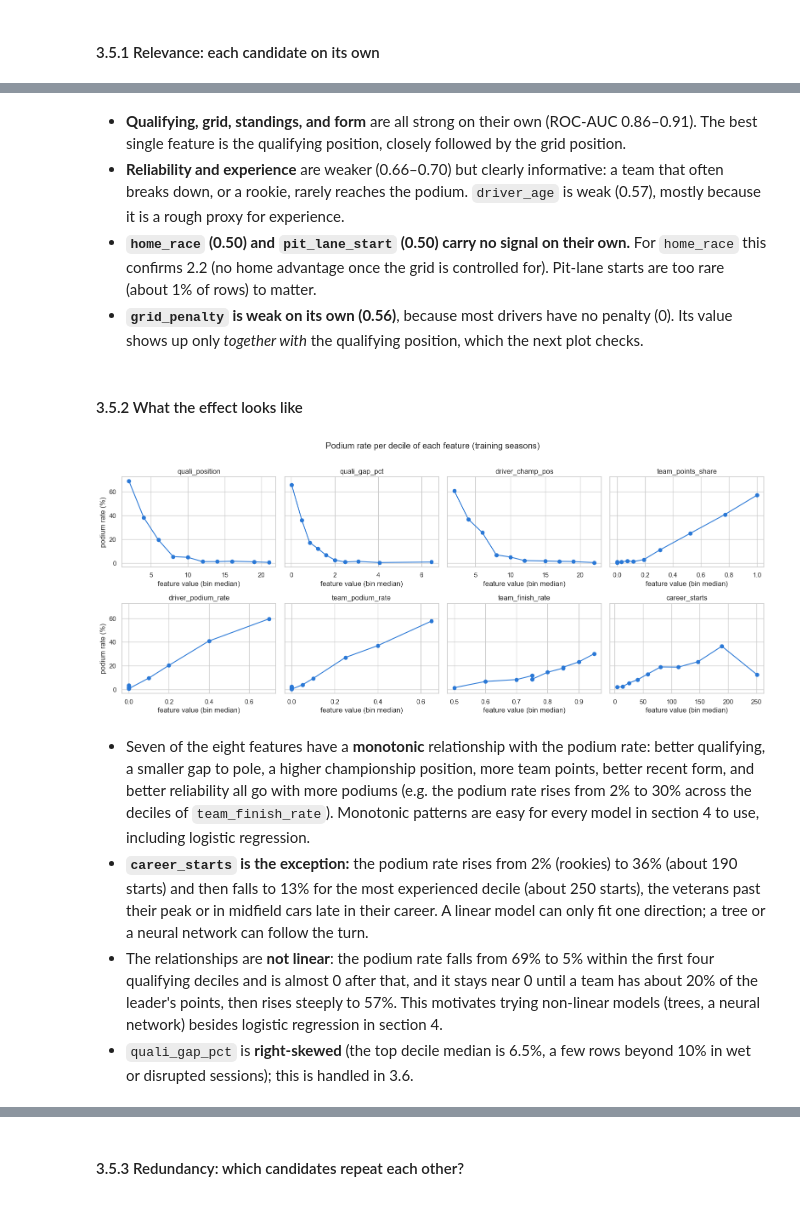
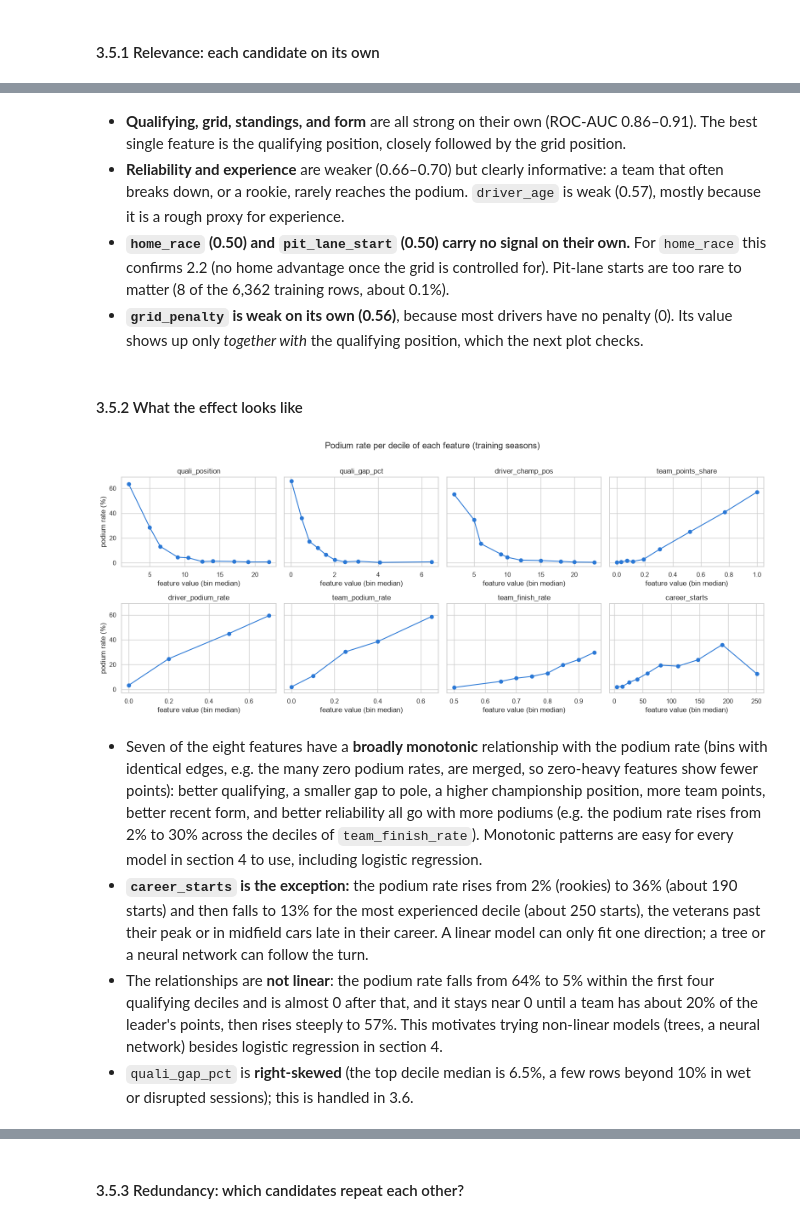
Before and after one commit to Seif2005/ACL2-Project, a Jupyter notebook: Main.ipynb, the cells around one changed output, grey strips where cells are left out. Cells and saved outputs as stored; diff of their text form; code cells hidden in the pictures.

```diff
--- a/Main.ipynb
+++ b/Main.ipynb
@@ -2597,42 +2673,43 @@ relevance.round(3)
 - **Reliability and experience** are weaker (0.66–0.70) but clearly informative: a team that often breaks down, or
   a rookie, rarely reaches the podium. `driver_age` is weak (0.57), mostly because it is a rough proxy for experience.
 - **`home_race` (0.50) and `pit_lane_start` (0.50) carry no signal on their own.** For `home_race` this confirms
-  2.2 (no home advantage once the grid is controlled for). Pit-lane starts are too rare (about 1% of rows) to matter.
+  2.2 (no home advantage once the grid is controlled for). Pit-lane starts are too rare to matter (8 of the 6,362 training rows, about 0.1%).
 - **`grid_penalty` is weak on its own (0.56)**, because most drivers have no penalty (0). Its value shows up only
   *together with* the qualifying position, which the next plot checks.
 # %% [markdown]
 #### 3.5.2 What the effect looks like
 # %%
 def podium_rate_by_bins(df, feature, bins=10):
-    """Podium rate per quantile bin of a feature (equal-count bins; ties merged)."""
-    groups = pd.qcut(df[feature].rank(method="first"), q=bins, labels=False)
-    return df.groupby(groups).agg(x=(feature, "median"), rate=("podium", "mean"))
+    """Podium rate per quantile bin (equal-count bins where possible; bins with identical edges are merged)."""
+    groups = pd.qcut(df[feature], q=bins, duplicates="drop")
+    return df.groupby(groups, observed=True).agg(x=(feature, "median"), rate=("podium", "mean"))
 
 
 shown = ["quali_position", "quali_gap_pct", "driver_champ_pos", "team_points_share",
          "driver_podium_rate", "team_podium_rate", "team_finish_rate", "career_starts"]
 fig, axes = plt.subplots(2, 4, figsize=(16, 6.5), sharey=True)
 for feature, ax in zip(shown, axes.ravel()):
     binned = podium_rate_by_bins(train.dropna(subset=[feature]), feature)
     ax.plot(binned["x"], binned["rate"] * 100, marker="o")
     ax.set_title(feature)
     ax.set_xlabel("feature value (bin median)")
 axes[0, 0].set_ylabel("podium rate (%)")
 axes[1, 0].set_ylabel("podium rate (%)")
 plt.suptitle("Podium rate per decile of each feature (training seasons)", y=1.01)
 plt.tight_layout()
 plt.show()
 # %% [output]
-[figure, old version]
+[figure, new version]
 # %% [markdown]
-- Seven of the eight features have a **monotonic** relationship with the podium rate: better qualifying, a smaller
+- Seven of the eight features have a **broadly monotonic** relationship with the podium rate (bins with identical
+  edges, e.g. the many zero podium rates, are merged, so zero-heavy features show fewer points): better qualifying, a smaller
   gap to pole, a higher championship position, more team points, better recent form, and better reliability all go
   with more podiums (e.g. the podium rate rises from 2% to 30% across the deciles of `team_finish_rate`). Monotonic
   patterns are easy for every model in section 4 to use, including logistic regression.
 - **`career_starts` is the exception:** the podium rate rises from 2% (rookies) to 36% (about 190 starts) and then
   falls to 13% for the most experienced decile (about 250 starts), the veterans past their peak or in midfield cars
   late in their career. A linear model can only fit one direction; a tree or a neural network can follow the turn.
-- The relationships are **not linear**: the podium rate falls from 69% to 5% within the first four qualifying
+- The relationships are **not linear**: the podium rate falls from 64% to 5% within the first four qualifying
   deciles and is almost 0 after that, and it stays near 0 until a team has about 20% of the leader's points, then
   rises steeply to 57%. This motivates trying non-linear models (trees, a neural network) besides logistic regression
   in section 4.
```
Also changed, not shown: parts of 63 cells of this notebook.
